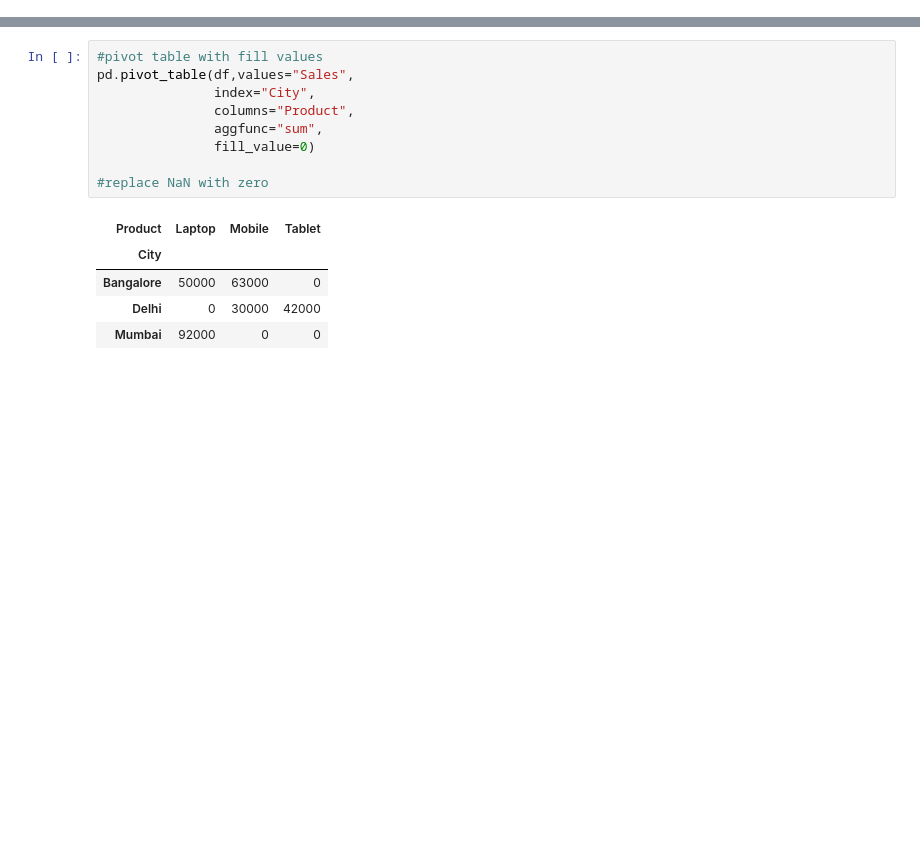
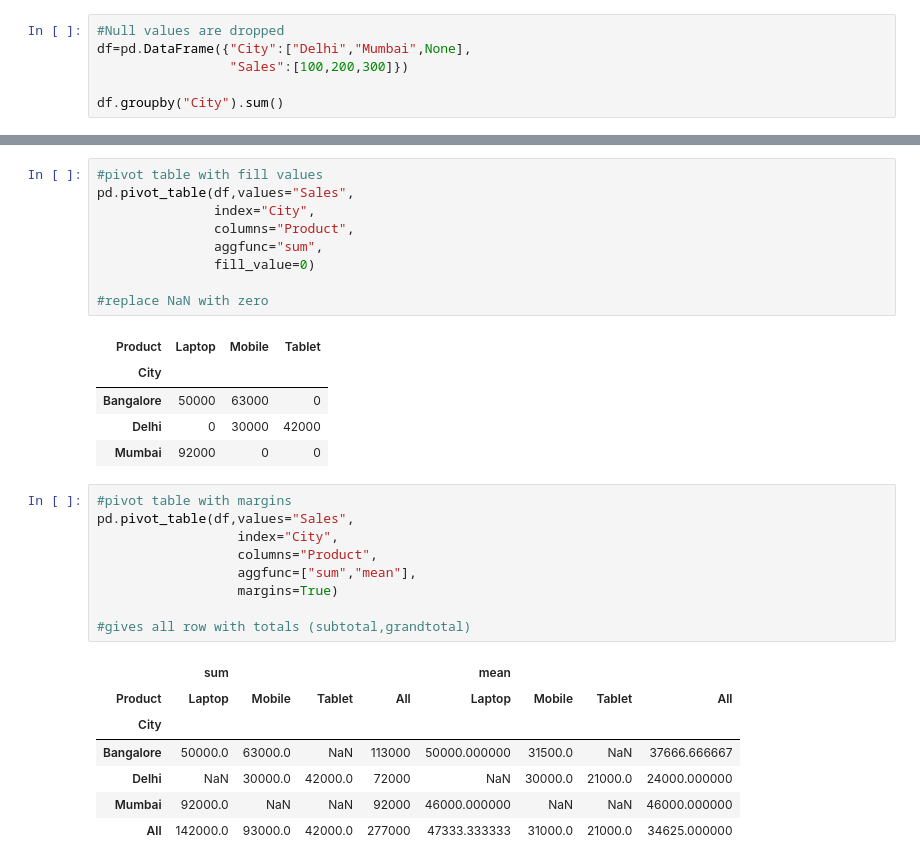
Before and after one commit to reesekat/python-janbatch, a Jupyter notebook: Aggregation.ipynb, the cells around one changed output, grey strips where cells are left out. Cells and saved outputs as stored; diff of their text form; blank space fills up the shorter version.

```diff
--- a/Aggregation.ipynb
+++ b/Aggregation.ipynb
@@ -97,0 +134,6 @@ df.groupby("City")["Sales"].agg(["sum","mean","max","min"])
+# %%
+#Null values are dropped
+df=pd.DataFrame({"City":["Delhi","Mumbai",None],
+                 "Sales":[100,200,300]})
+
+df.groupby("City").sum()
@@ -176,3 +223,20 @@ pd.pivot_table(df,values="Sales",
 | Bangalore | 50000 | 63000 | 0 |
 | Delhi | 0 | 30000 | 42000 |
 | Mumbai | 92000 | 0 | 0 |
+# %%
+#pivot table with margins
+pd.pivot_table(df,values="Sales",
+                  index="City",
+                  columns="Product",
+                  aggfunc=["sum","mean"],
+                  margins=True)
+
+#gives all row with totals (subtotal,grandtotal)
+# %% [output]
+|  | sum |  |  |  | mean |  |  |  |
+| Product | Laptop | Mobile | Tablet | All | Laptop | Mobile | Tablet | All |
+| City |  |  |  |  |  |  |  |  |
+| Bangalore | 50000.0 | 63000.0 | NaN | 113000 | 50000.000000 | 31500.0 | NaN | 37666.666667 |
+| Delhi | NaN | 30000.0 | 42000.0 | 72000 | NaN | 30000.0 | 21000.0 | 24000.000000 |
+| Mumbai | 92000.0 | NaN | NaN | 92000 | 46000.000000 | NaN | NaN | 46000.000000 |
+| All | 142000.0 | 93000.0 | 42000.0 | 277000 | 47333.333333 | 31000.0 | 21000.0 | 34625.000000 |
```
Also changed, not shown: parts of 14 cells of this notebook, 3 other files.
